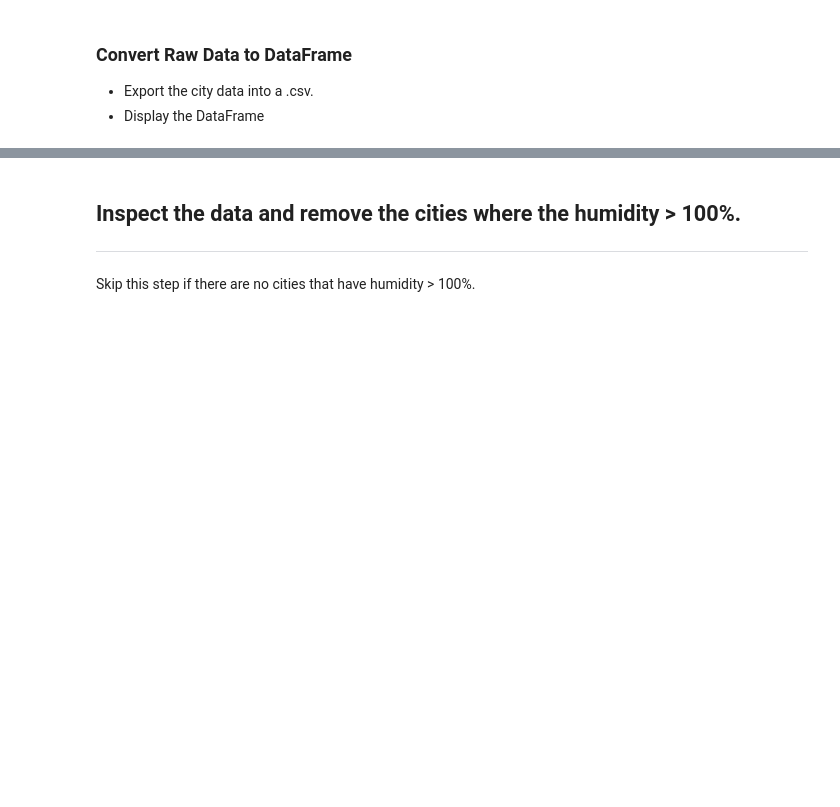
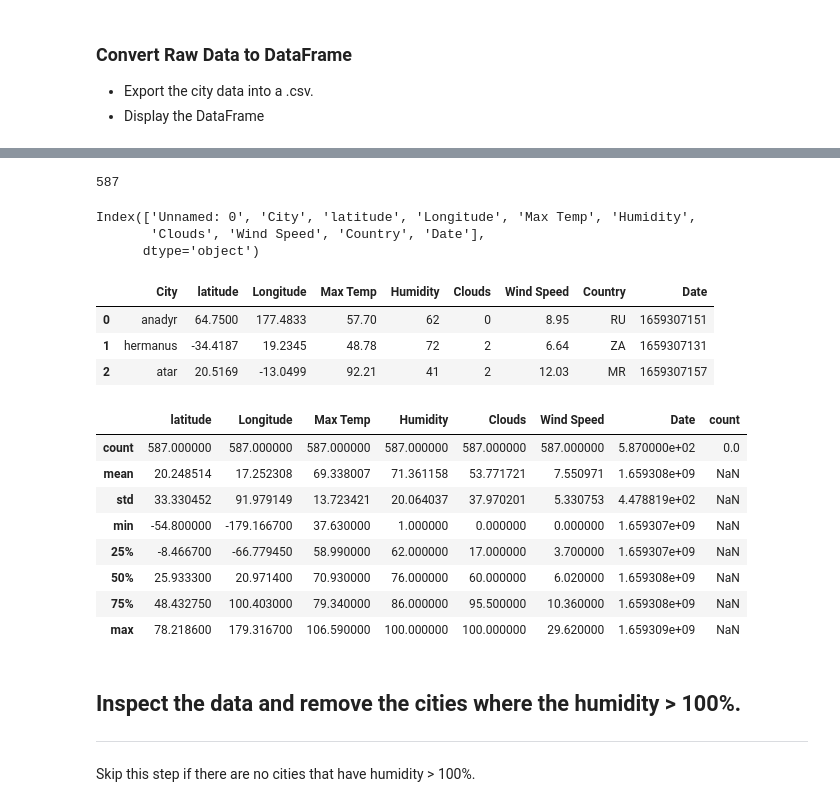
Before and after one commit to ImmaDadTho/python-api-challenge, a Jupyter notebook: WeatherPy.ipynb, the cells around one changed output, grey strips where cells are left out. Cells and saved outputs as stored; diff of their text form; code cells hidden in the pictures; blank space fills up the shorter version.

```diff
--- a/WeatherPy.ipynb
+++ b/WeatherPy.ipynb
@@ -182,0 +145,32 @@ pprint(CI_weather)
+# %%
+#convert data into dataframe
+CI_weather_pd= pd.DataFrame(cityInfo)
+
+#display dataframe
+#CI_weather_pd.head()
+
+#save data into csv folder
+CI_weather_pd.to_csv("weatherdata.csv")
+
+#read csv folder just created
+CI_weather_pd=pd.read_csv("weatherdata.csv")
+
+#check how many cities data pull was able to retrieve
+len(CI_weather_pd)
+# %% [output]
+587
+# %%
+CI_weather_pd.columns
+# %% [output]
+Index(['Unnamed: 0', 'City', 'latitude', 'Longitude', 'Max Temp', 'Humidity',
+       'Clouds', 'Wind Speed', 'Country', 'Date'],
+      dtype='object')
+# %%
+#df = df.drop('column_name', axis=1)
+weather_df = CI_weather_pd.drop('Unnamed: 0', axis=1)
+weather_df.head(3)
+# %% [output]
+|  | City | latitude | Longitude | Max Temp | Humidity | Clouds | Wind Speed | Country | Date |
+| 0 | anadyr | 64.7500 | 177.4833 | 57.70 | 62 | 0 | 8.95 | RU | 1659307151 |
+| 1 | hermanus | -34.4187 | 19.2345 | 48.78 | 72 | 2 | 6.64 | ZA | 1659307131 |
+| 2 | atar | 20.5169 | -13.0499 | 92.21 | 41 | 2 | 12.03 | MR | 1659307157 |
@@ -183,3 +183,17 @@ pprint(CI_weather)
+# %%
+#create variable to summarize the data
+summarizedata = weather_df.describe()
+summarizedata
+# %% [output]
+|  | latitude | Longitude | Max Temp | Humidity | Clouds | Wind Speed | Date | count |
+| count | 587.000000 | 587.000000 | 587.000000 | 587.000000 | 587.000000 | 587.000000 | 5.870000e+02 | 0.0 |
+| mean | 20.248514 | 17.252308 | 69.338007 | 71.361158 | 53.771721 | 7.550971 | 1.659308e+09 | NaN |
+| std | 33.330452 | 91.979149 | 13.723421 | 20.064037 | 37.970201 | 5.330753 | 4.478819e+02 | NaN |
+| min | -54.800000 | -179.166700 | 37.630000 | 1.000000 | 0.000000 | 0.000000 | 1.659307e+09 | NaN |
+| 25% | -8.466700 | -66.779450 | 58.990000 | 62.000000 | 17.000000 | 3.700000 | 1.659307e+09 | NaN |
+| 50% | 25.933300 | 20.971400 | 70.930000 | 76.000000 | 60.000000 | 6.020000 | 1.659308e+09 | NaN |
+| 75% | 48.432750 | 100.403000 | 79.340000 | 86.000000 | 95.500000 | 10.360000 | 1.659308e+09 | NaN |
+| max | 78.218600 | 179.316700 | 106.590000 | 100.000000 | 100.000000 | 29.620000 | 1.659309e+09 | NaN |
 # %% [markdown]
 ## Inspect the data and remove the cities where the humidity > 100%.
 ----
```
Also changed, not shown: parts of 8 cells of this notebook, 1 other file.
